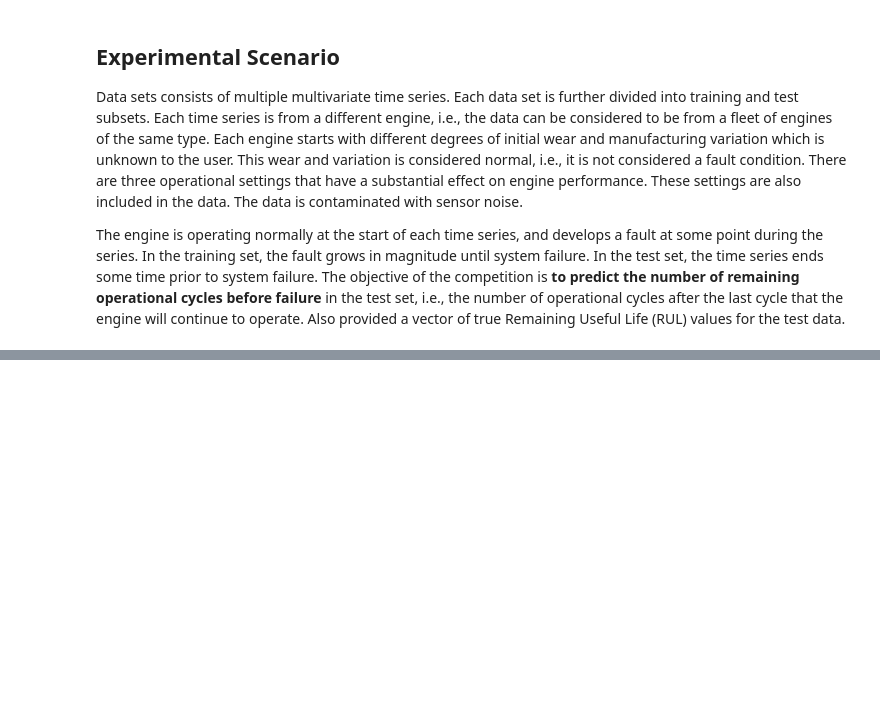
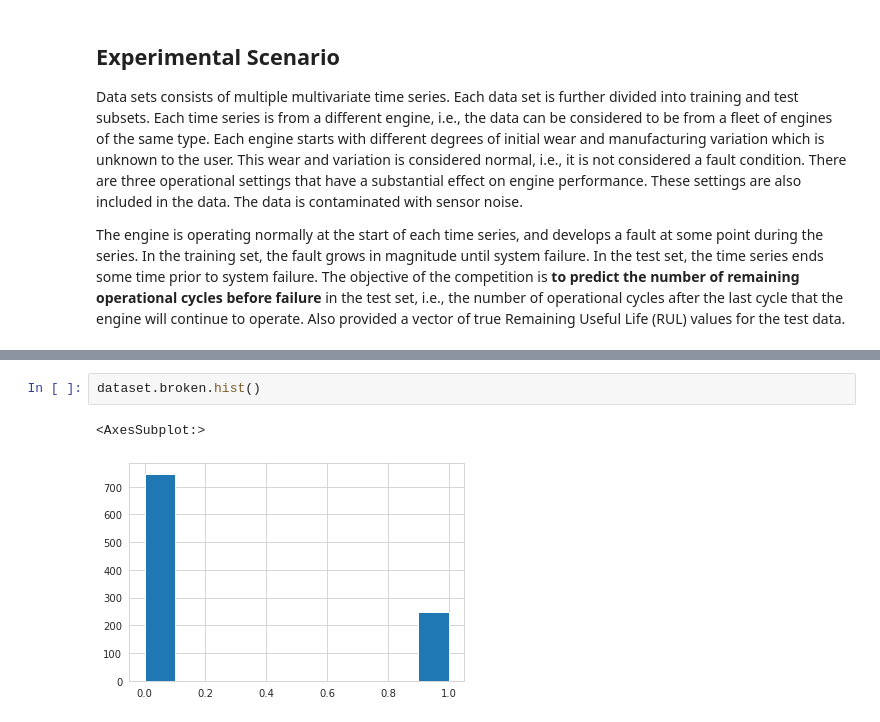
Before and after one commit to kokikwbt/predictive-maintenance, a Jupyter notebook: datasets/cmapss/view_data.ipynb, the cells around one changed output, grey strips where cells are left out. Cells and saved outputs as stored; diff of their text form; blank space fills up the shorter version.

```diff
--- a/datasets/cmapss/view_data.ipynb
+++ b/datasets/cmapss/view_data.ipynb
@@ -114,0 +187,5 @@ for _, g in train_set.groupby("unit number"):
+# %%
+dataset.broken.hist()
+# %% [output]
+<AxesSubplot:>
+[figure, added]
```
Also changed, not shown: parts of 16 cells of this notebook, 3 other files.
